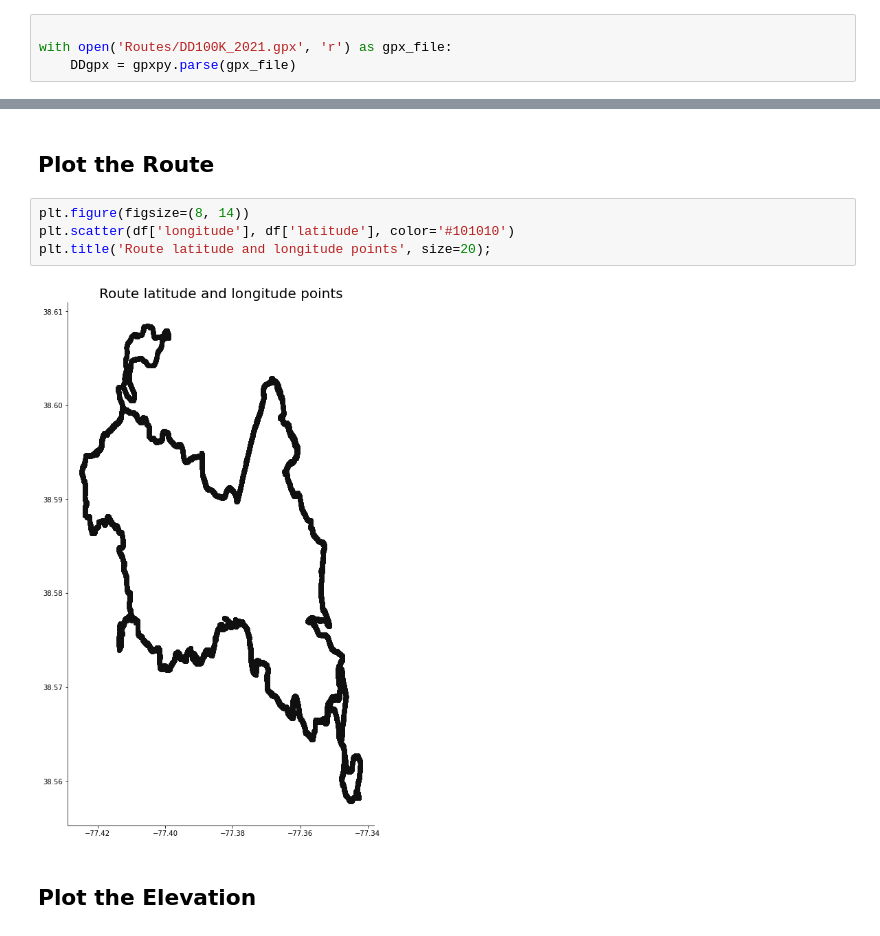
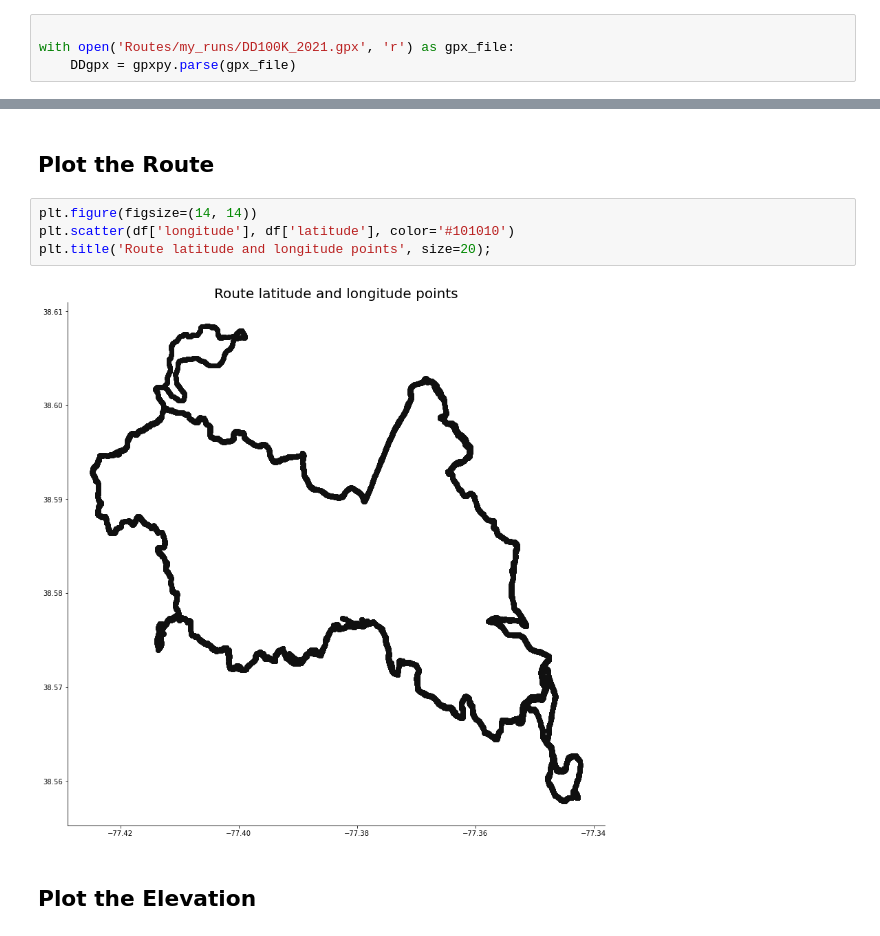
Before and after one commit to lrhf97/gpx_analysis, a Jupyter notebook: route_analysis.ipynb, the cells around one changed output, grey strips where cells are left out. Drawn from its saved outputs; the diff is of its cells as text.

```diff
--- a/route_analysis.ipynb
+++ b/route_analysis.ipynb
@@ -27,7 +27,7 @@ plt.rcParams['axes.spines.top'] = False
 plt.rcParams['axes.spines.right'] = False
 # %%
 
-with open('Routes/DD100K_2021.gpx', 'r') as gpx_file:
+with open('Routes/my_runs/DD100K_2021.gpx', 'r') as gpx_file:
     DDgpx = gpxpy.parse(gpx_file)
 # %%
 DDgpx
@@ -111,11 +111,11 @@ df.to_csv('data/df.csv', index=False)
 # %% [markdown]
 ## Plot the Route
 # %%
-plt.figure(figsize=(8, 14))
+plt.figure(figsize=(14, 14))
 plt.scatter(df['longitude'], df['latitude'], color='#101010')
 plt.title('Route latitude and longitude points', size=20);
 # %% [output]
-[figure, old version]
+[figure, new version]
 # %% [markdown]
 ## Plot the Elevation
 # %%
```
Also changed, not shown: parts of 2 cells of this notebook, 2 other files.
